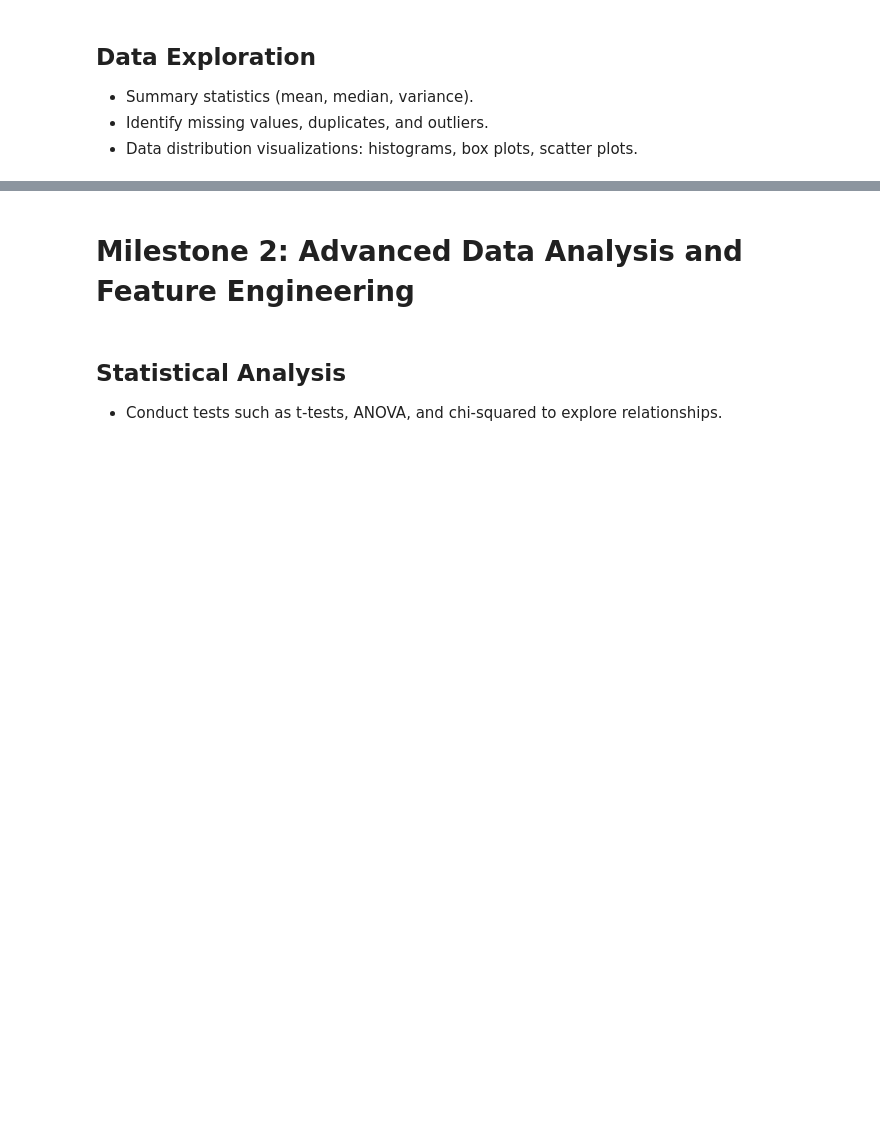
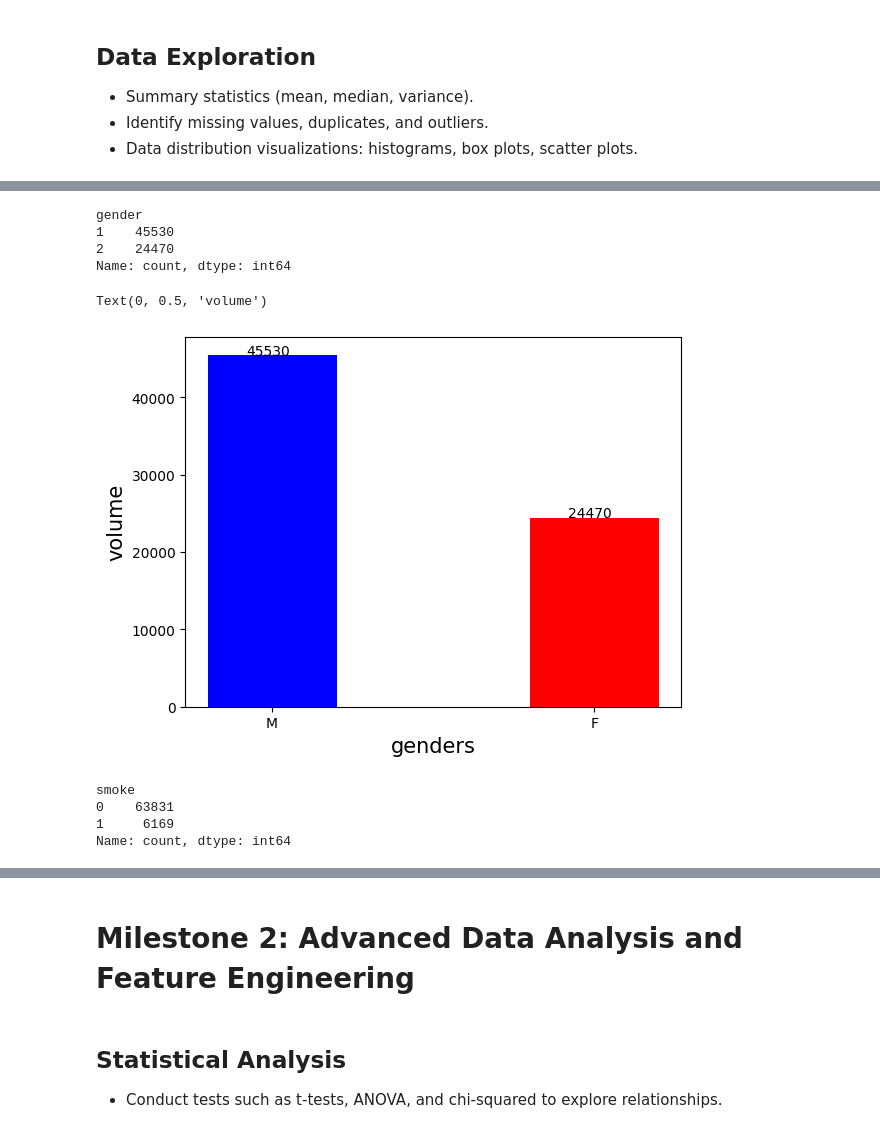
Before and after one commit to saifsame7/Health-Care-predictive-model, a Jupyter notebook: project_notebook_template.ipynb, the cells around one changed output, grey strips where cells are left out. Saved outputs shown, nothing was run; the diff lists cells and outputs as text; code cells hidden in the pictures; blank space fills up the shorter version.

Commit message:
data_visualization1

```diff
--- a/project_notebook_template.ipynb
+++ b/project_notebook_template.ipynb
@@ -58,0 +55,6 @@
+# %%
+df = pd.read_csv("mlbootcamp5_train.csv")
+df.head()
+df["age"]=df["age"]/365
+df["age"]=df["age"].round(1)
+df.head()
@@ -71,0 +135,27 @@
+# %%
+df['gender'].value_counts()
+# %% [output]
+gender
+1    45530
+2    24470
+Name: count, dtype: int64
+# %%
+counter=df["gender"].value_counts()
+ax=plt.bar(counter.index,counter.values,width=0.4,color=['blue','red'])
+plt.xticks([1,2],["M","F"])
+for p in ax.patches:
+    plt.annotate(int(p.get_height()),
+    (p.get_x()+0.12,p.get_height()+1)
+    ,fontsize=10)
+plt.xlabel("genders",fontsize=15)
+plt.ylabel("volume",fontsize=15)
+# %% [output]
+Text(0, 0.5, 'volume')
+[figure, added]
+# %%
+df['smoke'].value_counts()
+# %% [output]
+smoke
+0    63831
+1     6169
+Name: count, dtype: int64
```
Also changed, not shown: parts of 8 cells of this notebook, 1 other file.
